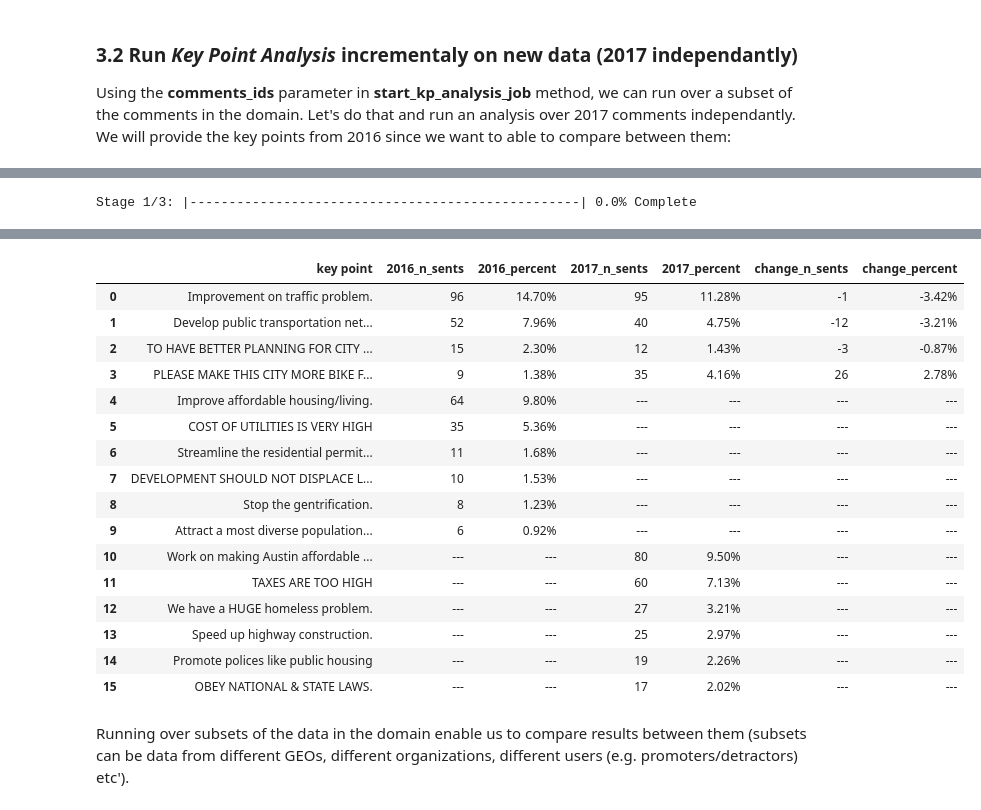
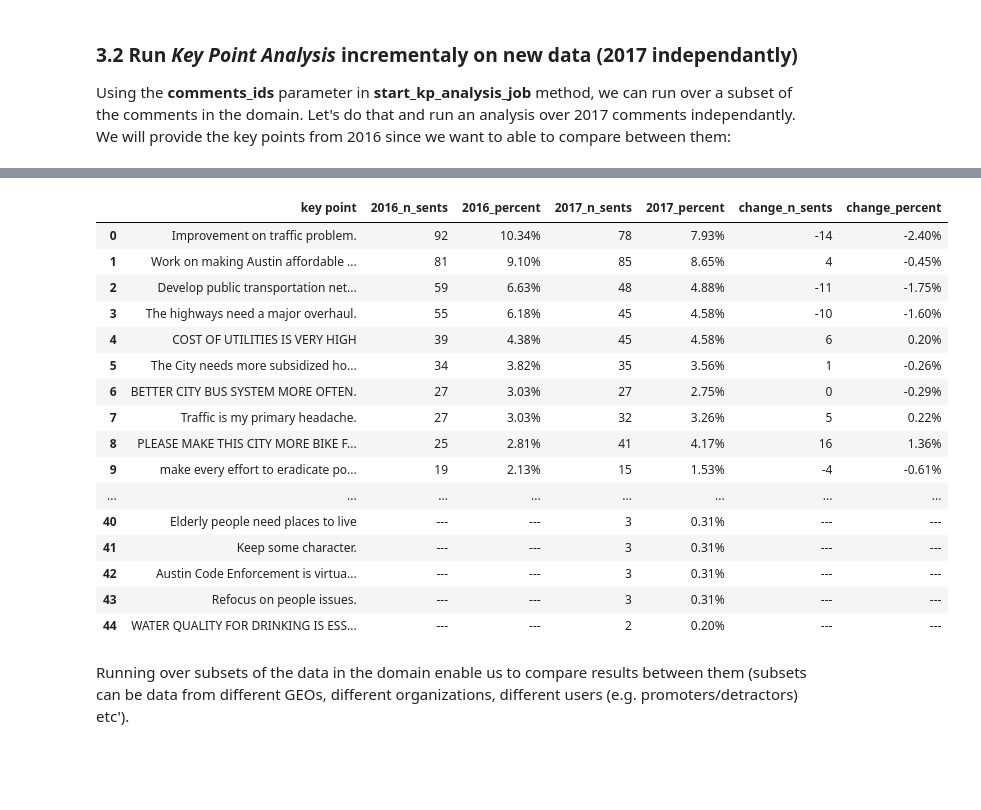
Before and after one commit to IBM/debater-eap-tutorial, a Jupyter notebook: survey_usecase/kpa_quick_start_tutorial-with_results.ipynb, the cells around one changed output, grey strips where cells are left out. Drawn from its saved outputs; the diff is of its cells as text; code cells hidden in the pictures; blank space fills up the shorter version.

Commit message:
updating results

```diff
--- a/survey_usecase/kpa_quick_start_tutorial-with_results.ipynb
+++ b/survey_usecase/kpa_quick_start_tutorial-with_results.ipynb
@@ -224,8 +224,8 @@ KpAnalysisUtils.print_report(report)
 By default, each sentence is mapped to one key point at most (the key point with the highest match-score, above the **mapping_threshold**). We can run again and ask KPA to map each sentence to all key points with a match-score above the **mapping_threshold**, by adding the **sentence_to_multiple_kps** parameter.
 # %%
 run_params = {'clustering_threshold': 0.95, 'mapping_threshold': 0.95,
-              'sentence_to_multiple_kps': True}
+              'sentence_to_multiple_kps': True, 'n_top_kps': 100}
 future = keypoints_client.start_kp_analysis_job(domain=domain, run_params=run_params)
-kpa_analysis_2016_job_id = future.get_job_id() # saving the job_id for a following section
-kpa_result_multiple_kps = future.get_result(high_verbosity=True, polling_timout_secs=30)
+kpa_2016_job_id = future.get_job_id() # saving the job_id for a following section
+kpa_result_2016 = future.get_result(high_verbosity=True, polling_timout_secs=30)
 # %% [output]
@@ -354,11 +348,10 @@ Using the **comments_ids** parameter in **start_kp_analysis_job** method, we can
 # %%
 comments_ids = [comment['id'] for comment in comments_2017_sample]
 run_params = {'clustering_threshold': 0.95, 'mapping_threshold': 0.95, 'sentence_to_multiple_kps': True,
-              'keypoint_candidates_by_job_id': kpa_analysis_2016_job_id}
+              'keypoint_candidates_by_job_id': kpa_2016_job_id, 'n_top_kps': 100}
 future = keypoints_client.start_kp_analysis_job(comments_ids=comments_ids, domain=domain, run_params=run_params)
 kpa_result_2017 = future.get_result(high_verbosity=True, polling_timout_secs=30)
 
 KpAnalysisUtils.write_result_to_csv(kpa_result_2017, 'austin_survey_2017_kpa_results.csv')
-comparison_df = compare_results(kpa_result_2016, '2016', kpa_result_2017, '2017')
-display(comparison_df)
+compare_results(kpa_result_2016, '2016', kpa_result_2017, '2017')
 # %% [output]
@@ -371 +367,0 @@ display(comparison_df)
-Stage 1/3: |--------------------------------------------------| 0.0% Complete
@@ -376,20 +368,20 @@ Stage 1/3: |--------------------------------------------------| 0.0% Complete
 |  | key point | 2016_n_sents | 2016_percent | 2017_n_sents | 2017_percent | change_n_sents | change_percent |
-| 0 | Improvement on traffic problem. | 96 | 14.70% | 95 | 11.28% | -1 | -3.42% |
-| 1 | Develop public transportation net... | 52 | 7.96% | 40 | 4.75% | -12 | -3.21% |
-| 2 | TO HAVE BETTER PLANNING FOR CITY ... | 15 | 2.30% | 12 | 1.43% | -3 | -0.87% |
-| 3 | PLEASE MAKE THIS CITY MORE BIKE F... | 9 | 1.38% | 35 | 4.16% | 26 | 2.78% |
-| 4 | Improve affordable housing/living. | 64 | 9.80% | --- | --- | --- | --- |
-| 5 | COST OF UTILITIES IS VERY HIGH | 35 | 5.36% | --- | --- | --- | --- |
-| 6 | Streamline the residential permit... | 11 | 1.68% | --- | --- | --- | --- |
-| 7 | DEVELOPMENT SHOULD NOT DISPLACE L... | 10 | 1.53% | --- | --- | --- | --- |
-| 8 | Stop the gentrification. | 8 | 1.23% | --- | --- | --- | --- |
-| 9 | Attract a most diverse population... | 6 | 0.92% | --- | --- | --- | --- |
-| 10 | Work on making Austin affordable ... | --- | --- | 80 | 9.50% | --- | --- |
-| 11 | TAXES ARE TOO HIGH | --- | --- | 60 | 7.13% | --- | --- |
-| 12 | We have a HUGE homeless problem. | --- | --- | 27 | 3.21% | --- | --- |
-| 13 | Speed up highway construction. | --- | --- | 25 | 2.97% | --- | --- |
-| 14 | Promote polices like public housing | --- | --- | 19 | 2.26% | --- | --- |
-| 15 | OBEY NATIONAL & STATE LAWS. | --- | --- | 17 | 2.02% | --- | --- |
+| 0 | Improvement on traffic problem. | 92 | 10.34% | 78 | 7.93% | -14 | -2.40% |
+| 1 | Work on making Austin affordable ... | 81 | 9.10% | 85 | 8.65% | 4 | -0.45% |
+| 2 | Develop public transportation net... | 59 | 6.63% | 48 | 4.88% | -11 | -1.75% |
+| 3 | The highways need a major overhaul. | 55 | 6.18% | 45 | 4.58% | -10 | -1.60% |
+| 4 | COST OF UTILITIES IS VERY HIGH | 39 | 4.38% | 45 | 4.58% | 6 | 0.20% |
+| 5 | The City needs more subsidized ho... | 34 | 3.82% | 35 | 3.56% | 1 | -0.26% |
+| 6 | BETTER CITY BUS SYSTEM MORE OFTEN. | 27 | 3.03% | 27 | 2.75% | 0 | -0.29% |
+| 7 | Traffic is my primary headache. | 27 | 3.03% | 32 | 3.26% | 5 | 0.22% |
+| 8 | PLEASE MAKE THIS CITY MORE BIKE F... | 25 | 2.81% | 41 | 4.17% | 16 | 1.36% |
+| 9 | make every effort to eradicate po... | 19 | 2.13% | 15 | 1.53% | -4 | -0.61% |
+| ... | ... | ... | ... | ... | ... | ... | ... |
+| 40 | Elderly people need places to live | --- | --- | 3 | 0.31% | --- | --- |
+| 41 | Keep some character. | --- | --- | 3 | 0.31% | --- | --- |
+| 42 | Austin Code Enforcement is virtua... | --- | --- | 3 | 0.31% | --- | --- |
+| 43 | Refocus on people issues. | --- | --- | 3 | 0.31% | --- | --- |
+| 44 | WATER QUALITY FOR DRINKING IS ESS... | --- | --- | 2 | 0.20% | --- | --- |
 # %% [markdown]
 Running over subsets of the data in the domain enable us to compare results between them (subsets can be data from different GEOs, different organizations, different users (e.g. promoters/detractors) etc').
 # %% [markdown]
```
Also changed, not shown: parts of 32 cells of this notebook, 1 other file.
